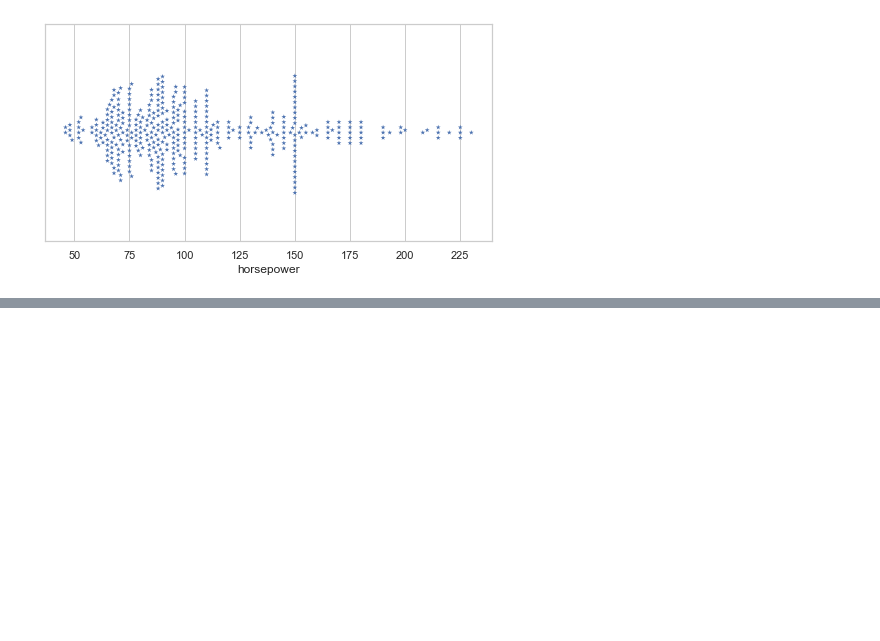
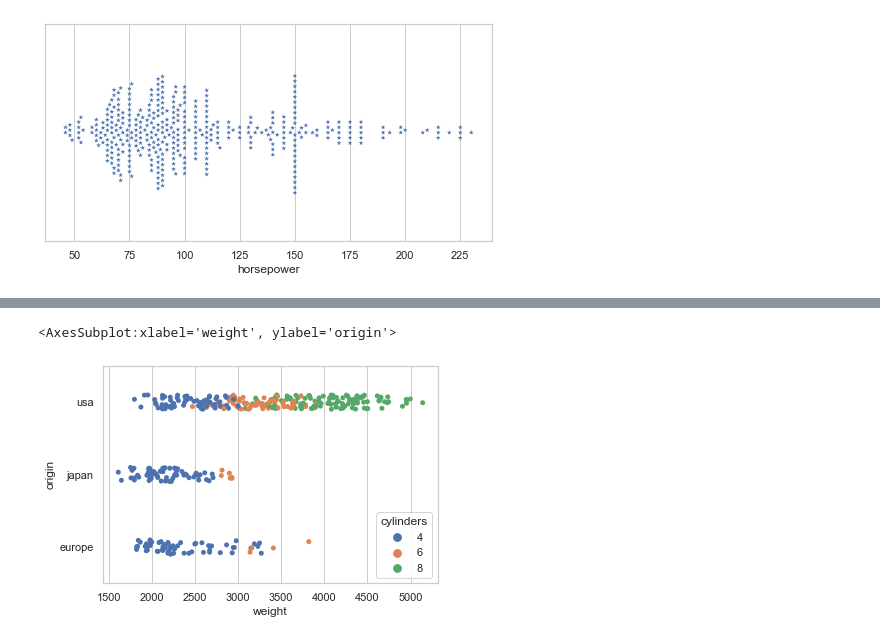
Before and after one commit to sinchan-s/everything_data_science, a Jupyter notebook: Seaborn tuts.ipynb, the cells around one changed output, grey strips where cells are left out. Saved outputs shown, nothing was run; the diff lists cells and outputs as text; code cells hidden in the pictures; blank space fills up the shorter version.

```diff
--- a/Seaborn tuts.ipynb
+++ b/Seaborn tuts.ipynb
@@ -546,0 +559,6 @@ sns.swarmplot(data=cars2, x='horsepower', marker='*')
+# %%
+sns.stripplot(data=cars2, x='weight', y='origin',
+             hue='cylinders')
+# %% [output]
+<AxesSubplot:xlabel='weight', ylabel='origin'>
+[figure, added]
```
Also changed, not shown: parts of 25 cells of this notebook.
